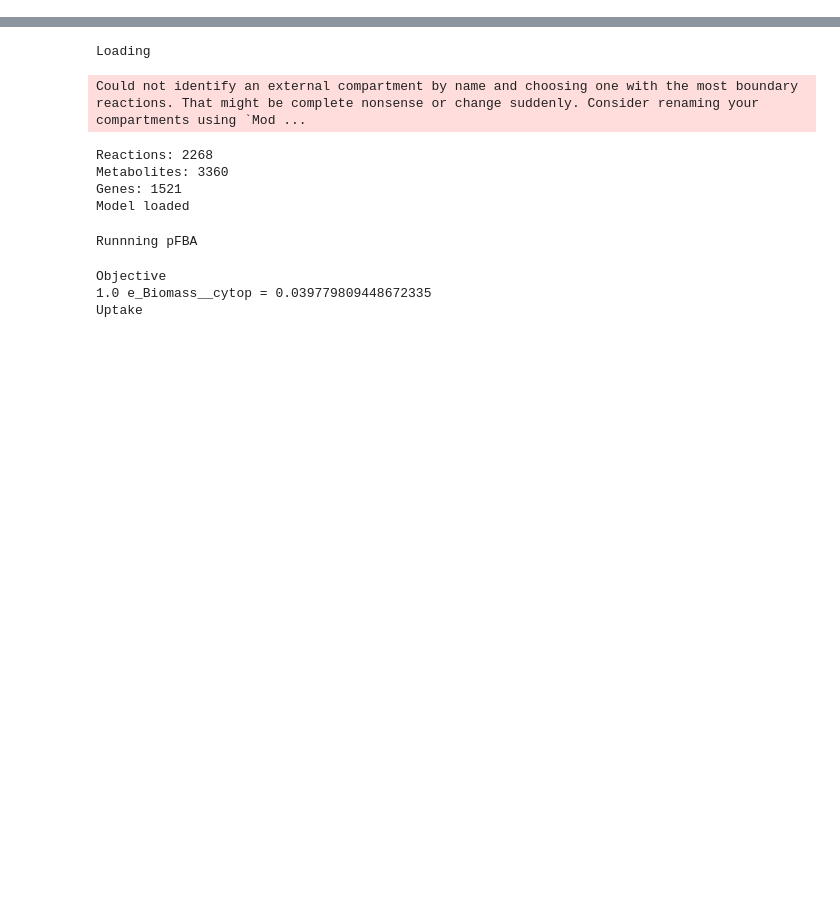
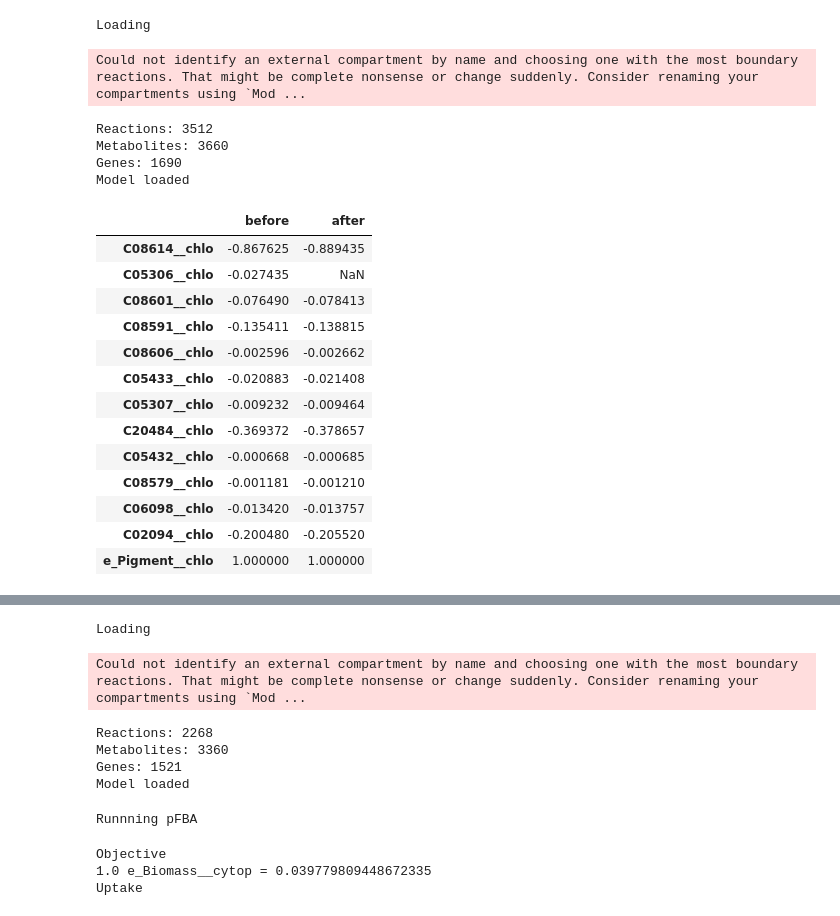
Before and after one commit to ecunha1996/GSMMutils, a Jupyter notebook: examples/ExpAlgae.ipynb, the cells around one changed output, grey strips where cells are left out. Saved outputs shown, nothing was run; the diff lists cells and outputs as text; code cells hidden in the pictures; blank space fills up the shorter version.

Commit message:
[ADD] dfba python optimization before lutein

```diff
--- a/examples/ExpAlgae.ipynb
+++ b/examples/ExpAlgae.ipynb
@@ -12,0 +87,8 @@ dmodel = MyModel(join(data_directory, "models/model_dfba.xml"), "e_ActiveBiomass
+# %%
+from cobra.io import read_sbml_model, write_sbml_model
+aragem = read_sbml_model(r"C:\Users\Bisbii\Desktop\fuckaragem.xml")
+aragem.objective_direction = 'min'
+# %%
+df = pd.read_csv(r"C:\Users\Bisbii\Desktop\reactionConstraints.txt", sep="\t")
+for reaction in df.iterrows():
+    aragem.reactions.get_by_id(reaction[1]['reactionID'].replace("R_", "")).bounds = (reaction[1]['lb'], reaction[1]['ub'])
@@ -12,0 +131,52 @@ dmodel = MyModel(join(data_directory, "models/model_dfba.xml"), "e_ActiveBiomass
+# %%
+data_directory = "../data"
+dmodel = MyModel(join(data_directory, "models/model_dfba.xml"), "e_ActiveBiomass__cytop")
+def get_g_per_gDW(reaction):
+    g_per_gDW = {}
+    if not all(met.formula for met in reaction.reactants):
+        raise Exception ("These metabolites have no formula: ", [e.id for e in reaction.metabolites if not e.formula])
+    for met in reaction.reactants:
+        g_per_gDW[met] = reaction.metabolites[met] * met.formula_weight / 1000
+    total = abs(sum(g_per_gDW.values()))
+    g_per_gDW_normalized = {key: value/total for key, value in g_per_gDW.items()}
+    for met in reaction.reactants:
+        reaction.subtract_metabolites({met: reaction.metabolites[met]})
+    for met, stoichiometry in g_per_gDW_normalized.items():
+        reaction.add_metabolites({met: stoichiometry / met.formula_weight * 1000})
+
+
+def remove_metabolite_from_biomass(model, biomass_reaction, metabolites):
+    for index, metabolite in enumerate(metabolites):
+        if type(metabolite) == str:
+            metabolites[index] = model.metabolites.get_by_id(metabolite)
+    for metabolite in metabolites:
+        biomass_reaction.subtract_metabolites({metabolite: biomass_reaction.metabolites[metabolite]})
+    get_g_per_gDW(biomass_reaction)
+
+column_a = {e: [dmodel.reactions.e_Pigment__chlo.metabolites[e]] for e in dmodel.reactions.e_Pigment__chlo.metabolites}
+remove_metabolite_from_biomass(dmodel, dmodel.reactions.e_Pigment__chlo, ["C05306__chlo"])
+for e in dmodel.reactions.e_Pigment__chlo.metabolites:
+    column_a[e].append(dmodel.reactions.e_Pigment__chlo.metabolites[e])
+df = pd.DataFrame.from_dict(column_a, orient='index', columns=["before", "after"])
+df
+# %% [output]
+Loading
+Could not identify an external compartment by name and choosing one with the most boundary reactions. That might be complete nonsense or change suddenly. Consider renaming your compartments using `Mod ...
+Reactions: 3512
+Metabolites: 3660
+Genes: 1690
+Model loaded
+|  | before | after |
+| C08614__chlo | -0.867625 | -0.889435 |
+| C05306__chlo | -0.027435 | NaN |
+| C08601__chlo | -0.076490 | -0.078413 |
+| C08591__chlo | -0.135411 | -0.138815 |
+| C08606__chlo | -0.002596 | -0.002662 |
+| C05433__chlo | -0.020883 | -0.021408 |
+| C05307__chlo | -0.009232 | -0.009464 |
+| C20484__chlo | -0.369372 | -0.378657 |
+| C05432__chlo | -0.000668 | -0.000685 |
+| C08579__chlo | -0.001181 | -0.001210 |
+| C06098__chlo | -0.013420 | -0.013757 |
+| C02094__chlo | -0.200480 | -0.205520 |
+| e_Pigment__chlo | 1.000000 | 1.000000 |
```
Also changed, not shown: parts of 16 cells of this notebook, 4 other files.
